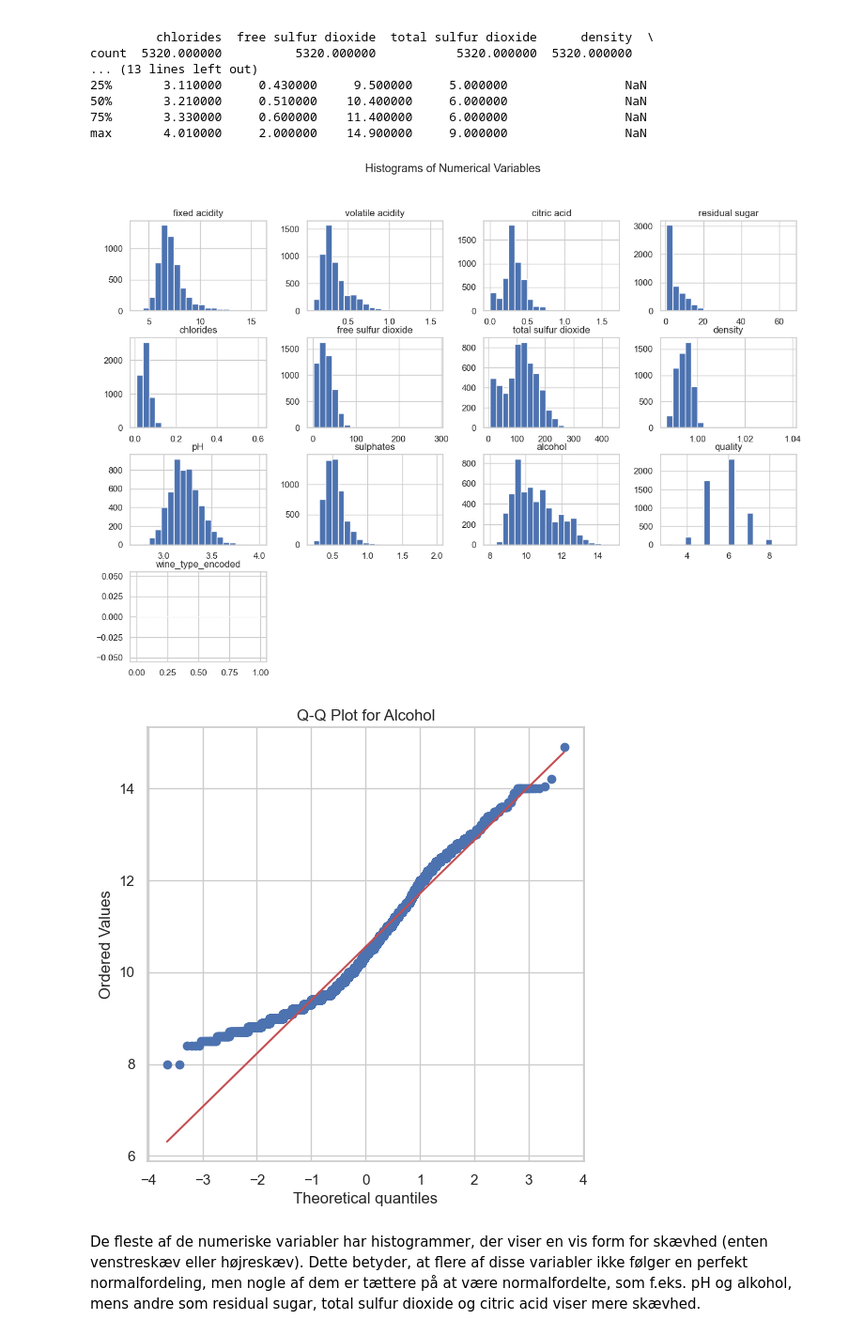
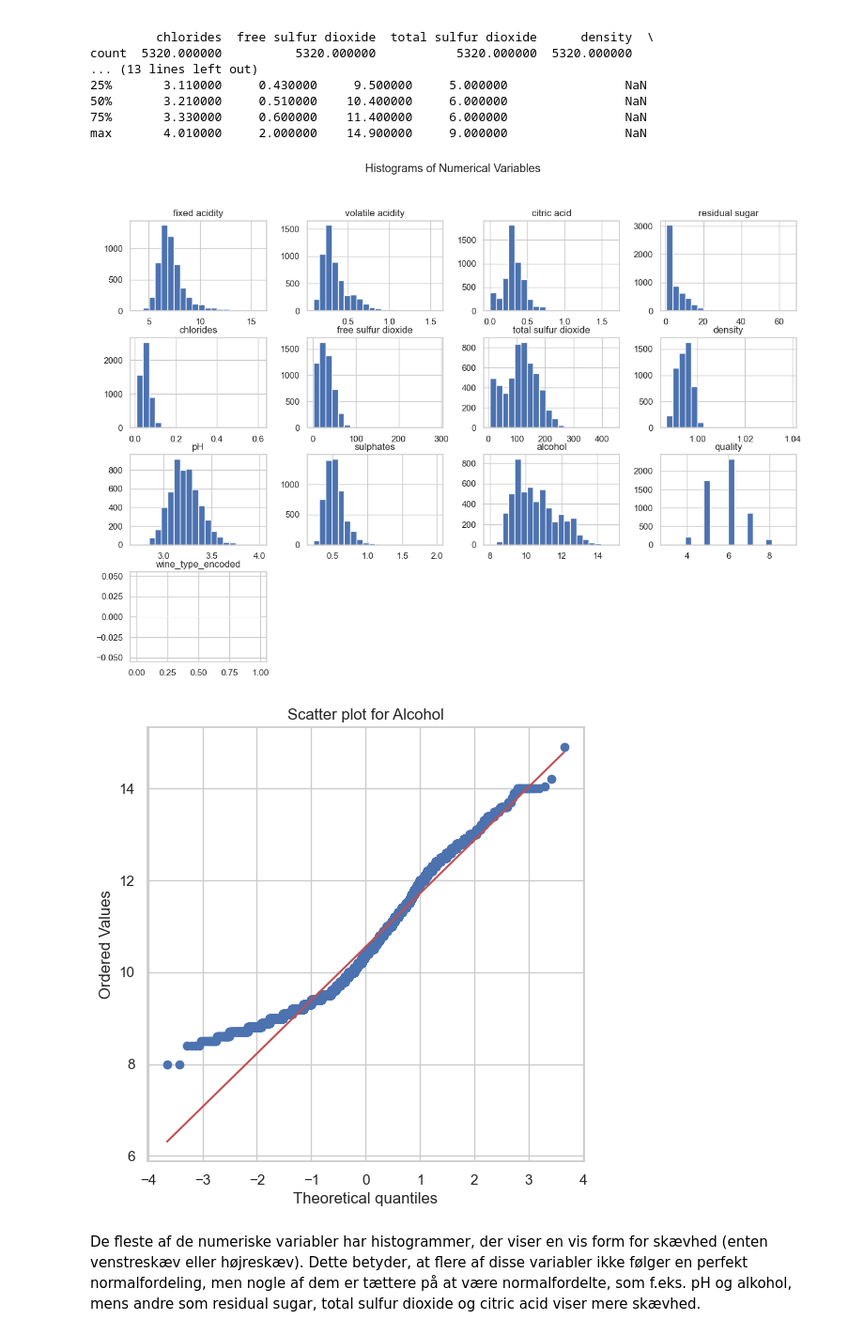
Before and after one commit to LukasRonberg/BusinessIntelligence, a Jupyter notebook: MP2/wine_newest.ipynb, the cells around one changed output. Shown at 94% size. Drawn from its saved outputs; the diff is of its cells as text; code cells hidden in the pictures.

```diff
--- a/MP2/wine_newest.ipynb
+++ b/MP2/wine_newest.ipynb
@@ -367,19 +363,19 @@ max       4.010000     2.000000    14.900000     9.000000                NaN
 # %%
 
 
 # Plotte histogrammer for alle numeriske kolonner
 wine_data.hist(bins=20, figsize=(15, 10))
 plt.suptitle('Histograms of Numerical Variables')
 plt.show()
 
-# Q-Q plot for en valgt kolonne (f.eks. "alcohol")
+# Scatter plot for en valgt kolonne (f.eks. "alcohol")
 plt.figure(figsize=(6, 6))
 stats.probplot(wine_data['alcohol'], dist="norm", plot=plt)
-plt.title('Q-Q Plot for Alcohol')
+plt.title('Scatter plot for Alcohol')
 plt.show()
 # %% [output]
 [figure]
-[figure, old version]
+[figure, new version]
 # %% [markdown]
 De fleste af de numeriske variabler har histogrammer, der viser en vis form for skævhed (enten venstreskæv eller højreskæv). Dette betyder, at flere af disse variabler ikke følger en perfekt normalfordeling, men nogle af dem er tættere på at være normalfordelte, som f.eks. pH og alkohol, mens andre som residual sugar, total sulfur dioxide og citric acid viser mere skævhed.
 # %% [markdown]
```
Also changed, not shown: parts of 11 cells of this notebook.
